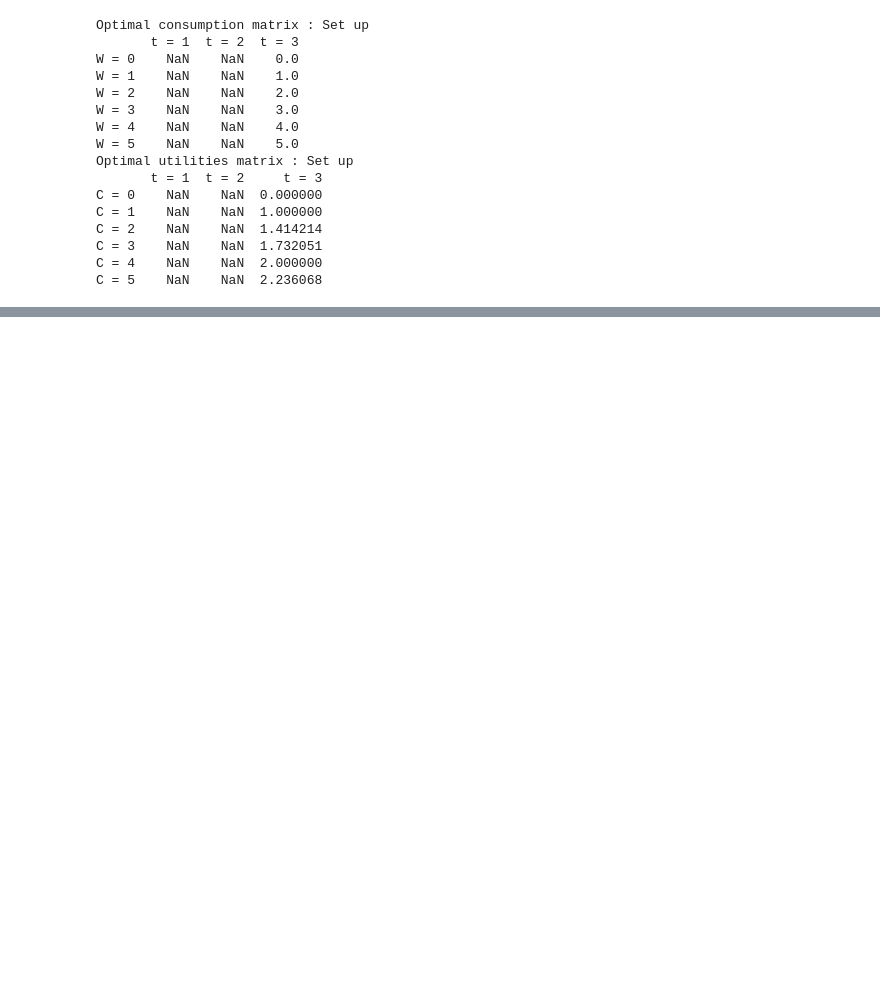
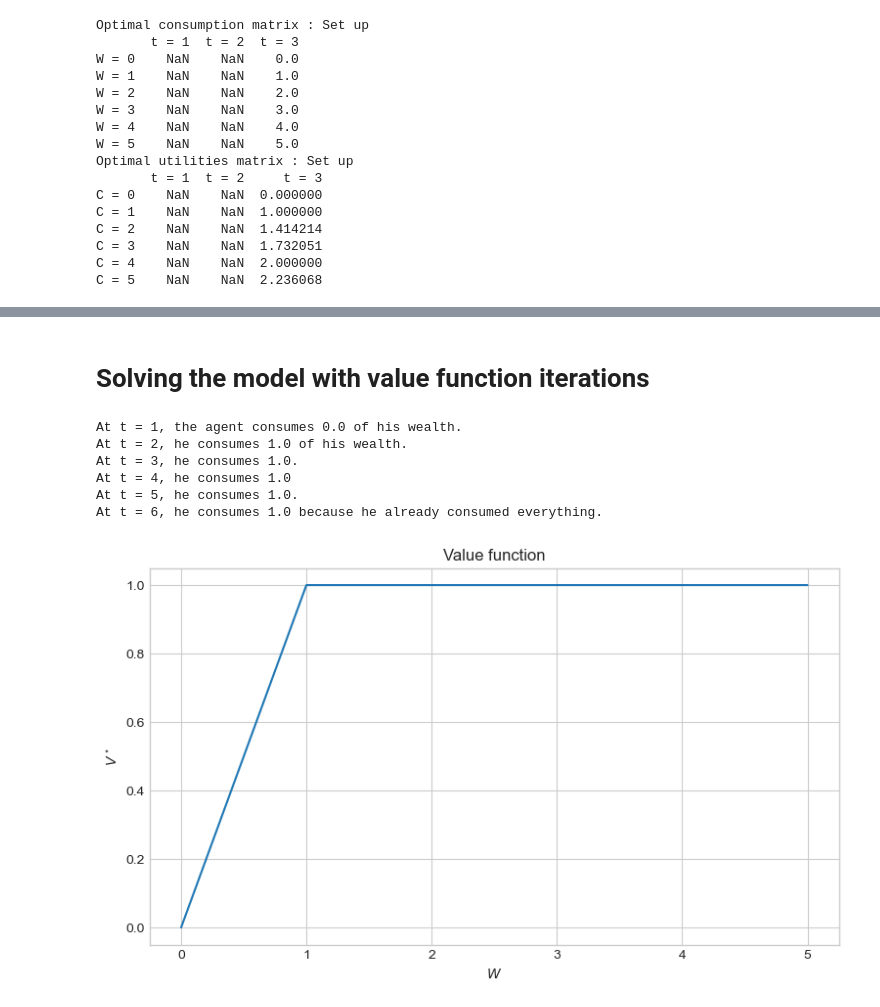
Before and after one commit to NumEconCopenhagen/projects-2024-louise-boisserie-pvh602, a Jupyter notebook: modelproject/modelproject.ipynb, the cells around one changed output, grey strips where cells are left out. Saved outputs shown, nothing was run; the diff lists cells and outputs as text; code cells hidden in the pictures; blank space fills up the shorter version.

```diff
--- a/modelproject/modelproject.ipynb
+++ b/modelproject/modelproject.ipynb
@@ -283,0 +194,48 @@ We can see from here that as the time discount factor get closer to one it becom
+# %% [markdown]
+# Solving the model with value function iterations
+# %%
+# 1. parameters
+beta = 0.9
+W = 5
+grid_W = np.arange(W+1)
+Cstar = np.zeros([W+1])
+
+# 2. parameters for value function iterations (VFI)
+max_iter = 500 # maximum number of iterations
+delta = 1000 # difference between V_now and V_next (arbitrarily set)
+tol = 10e-3 # convergence tolerance level
+it = 0 # iteration counter
+V_now = np.zeros([W+1]) # arbitrary values
+
+# 3. solving
+while (max_iter>=it and tol<delta) :
+    it = it+1
+    V_next = V_now.copy()
+    for w in range(W+1):
+        c = np.arange(w+1)
+        w_next = w - c
+        V_guess = np.sqrt(c)+beta*V_next[w_next]
+        V_now[w] = np.amax(V_guess)
+        Cstar[w] = np.argmax(V_guess)
+    delta = np.amax(np.abs(V_now - V_next))
+
+print(f'At t = 1, the agent consumes {Cstar[0]} of his wealth. \nAt t = 2, he consumes {Cstar[1]} of his wealth. \nAt t = 3, he consumes {Cstar[2]}. \nAt t = 4, he consumes {Cstar[3]} \nAt t = 5, he consumes {Cstar[4]}. \nAt t = 6, he consumes {Cstar[5]} because he already consumed everything.')
+# %% [output]
+At t = 1, the agent consumes 0.0 of his wealth.
+At t = 2, he consumes 1.0 of his wealth.
+At t = 3, he consumes 1.0.
+At t = 4, he consumes 1.0
+At t = 5, he consumes 1.0.
+At t = 6, he consumes 1.0 because he already consumed everything.
+# %%
+fig = plt.figure(figsize=(20,5))
+
+ax = fig.add_subplot(1,2,1)
+ax.plot(np.arange(W+1),Cstar)
+ax.set_xlabel(f"$W$")
+ax.set_ylabel(f"$V^\star$")
+ax.set_title(f'Value function')
+
+plt.show()
+# %% [output]
+[figure, added]
```
Also changed, not shown: parts of 27 cells of this notebook, 1 other file.
